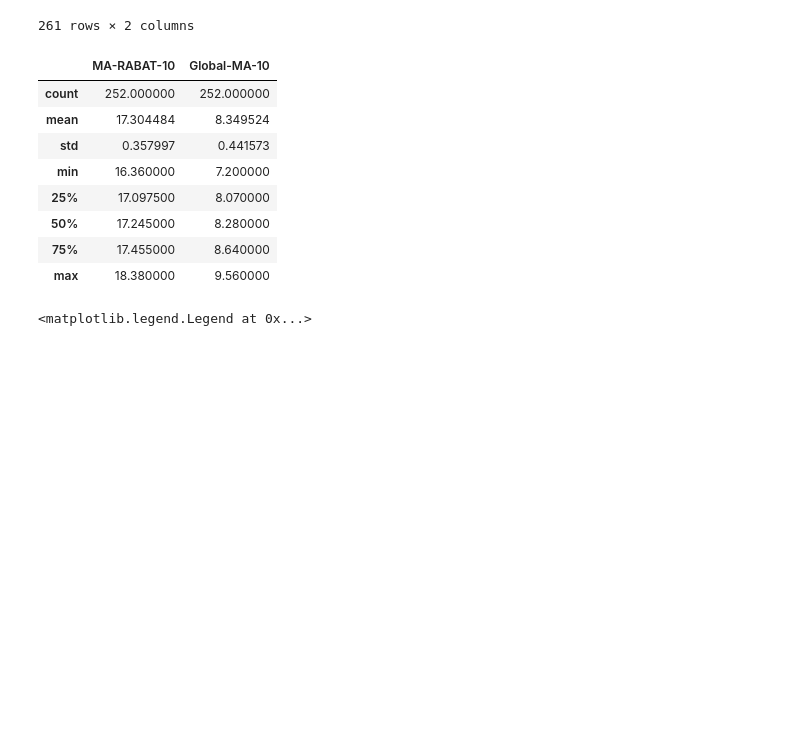
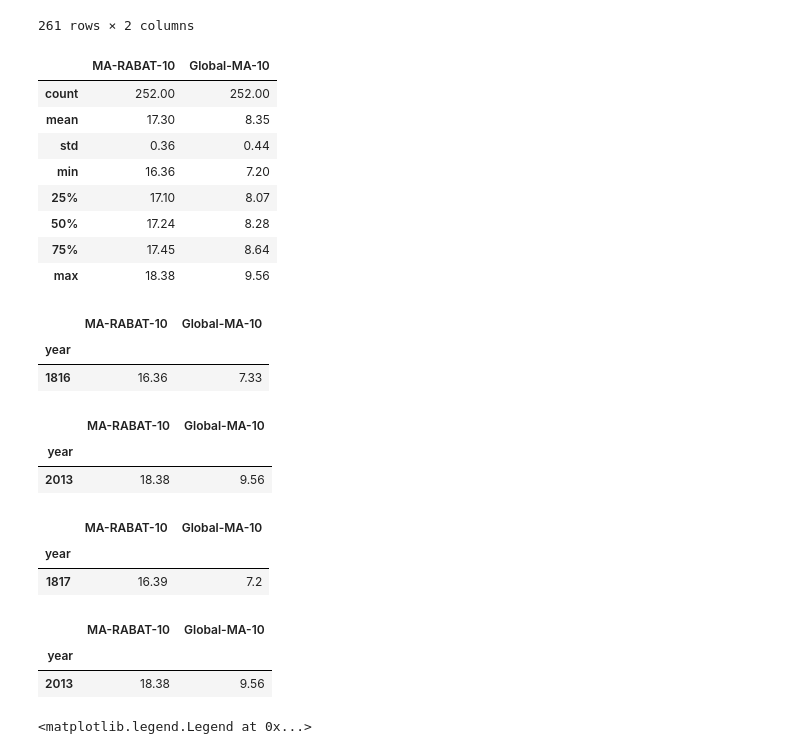
Before and after one commit to pxotmane/A-B-Testing-project, a Jupyter notebook: project_MA_10.ipynb, the cells around one changed output. Cells and saved outputs as stored; diff of their text form; code cells hidden in the pictures; blank space fills up the shorter version.

```diff
--- a/project_MA_10.ipynb
+++ b/project_MA_10.ipynb
@@ -119,17 +119,41 @@ Trend
 | 2013 | 18.38 | 9.56 |
 261 rows × 2 columns
 # %%
-Trend.describe()
+Trend.describe().round(2)
 # %% [output]
 |  | MA-RABAT-10 | Global-MA-10 |
-| count | 252.000000 | 252.000000 |
-| mean | 17.304484 | 8.349524 |
-| std | 0.357997 | 0.441573 |
-| min | 16.360000 | 7.200000 |
-| 25% | 17.097500 | 8.070000 |
-| 50% | 17.245000 | 8.280000 |
-| 75% | 17.455000 | 8.640000 |
-| max | 18.380000 | 9.560000 |
+| count | 252.00 | 252.00 |
+| mean | 17.30 | 8.35 |
+| std | 0.36 | 0.44 |
+| min | 16.36 | 7.20 |
+| 25% | 17.10 | 8.07 |
+| 50% | 17.24 | 8.28 |
+| 75% | 17.45 | 8.64 |
+| max | 18.38 | 9.56 |
+# %%
+Trend.iloc[:, :2][Trend['MA-RABAT-10'] == Trend['MA-RABAT-10'].min()]
+# %% [output]
+|  | MA-RABAT-10 | Global-MA-10 |
+| year |  |  |
+| 1816 | 16.36 | 7.33 |
+# %%
+Trend.iloc[:, :2][Trend['MA-RABAT-10'] == Trend['MA-RABAT-10'].max()]
+# %% [output]
+|  | MA-RABAT-10 | Global-MA-10 |
+| year |  |  |
+| 2013 | 18.38 | 9.56 |
+# %%
+Trend.iloc[:, :2][Trend['Global-MA-10'] == Trend['Global-MA-10'].min()]
+# %% [output]
+|  | MA-RABAT-10 | Global-MA-10 |
+| year |  |  |
+| 1817 | 16.39 | 7.2 |
+# %%
+Trend.iloc[:, :2][Trend['Global-MA-10'] == Trend['Global-MA-10'].max()]
+# %% [output]
+|  | MA-RABAT-10 | Global-MA-10 |
+| year |  |  |
+| 2013 | 18.38 | 9.56 |
 # %%
 plt.figure(figsize=[15,10])
 plt.title('Comparison of the temperature trend between the Rabat city and the rest of the world')
```
